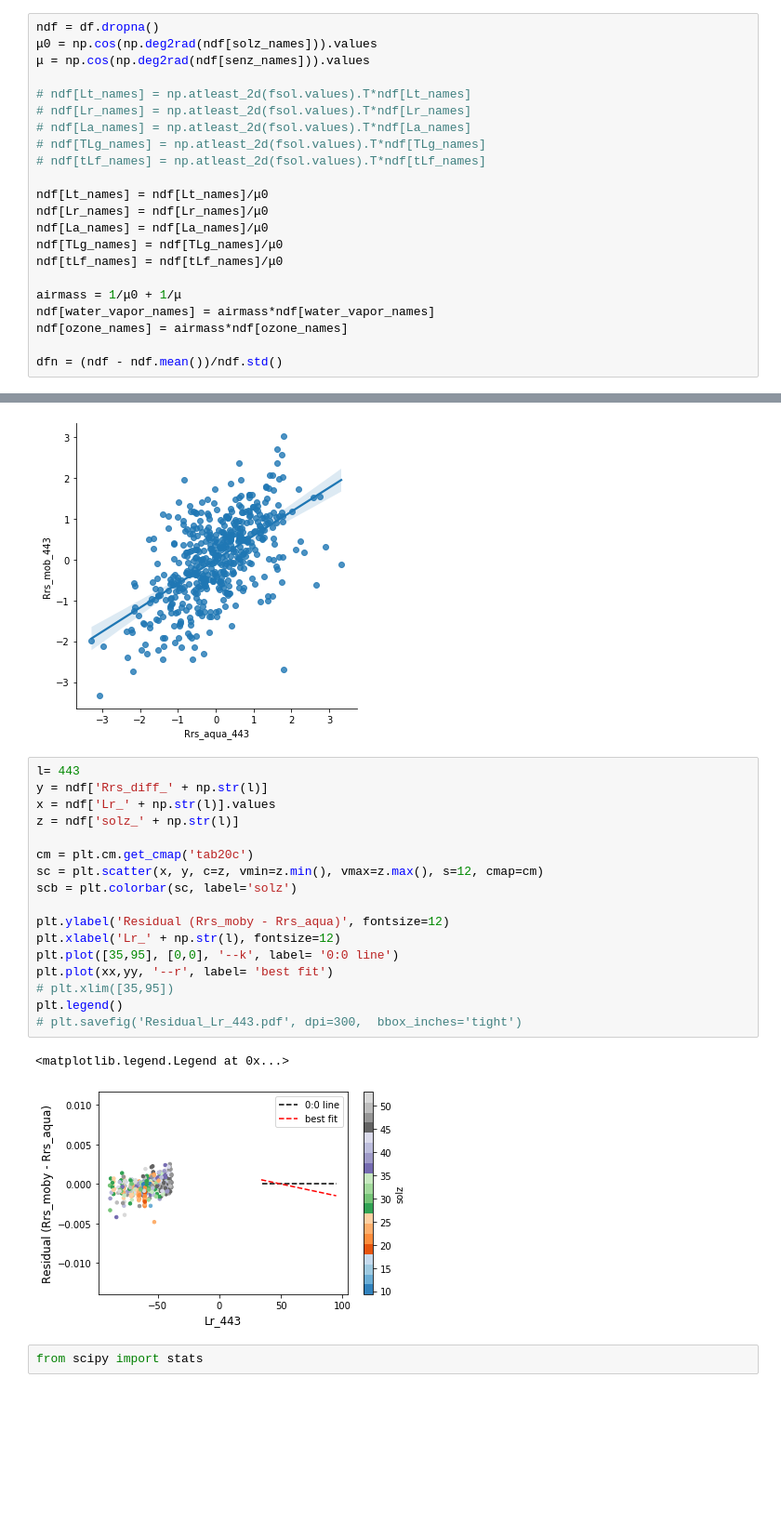
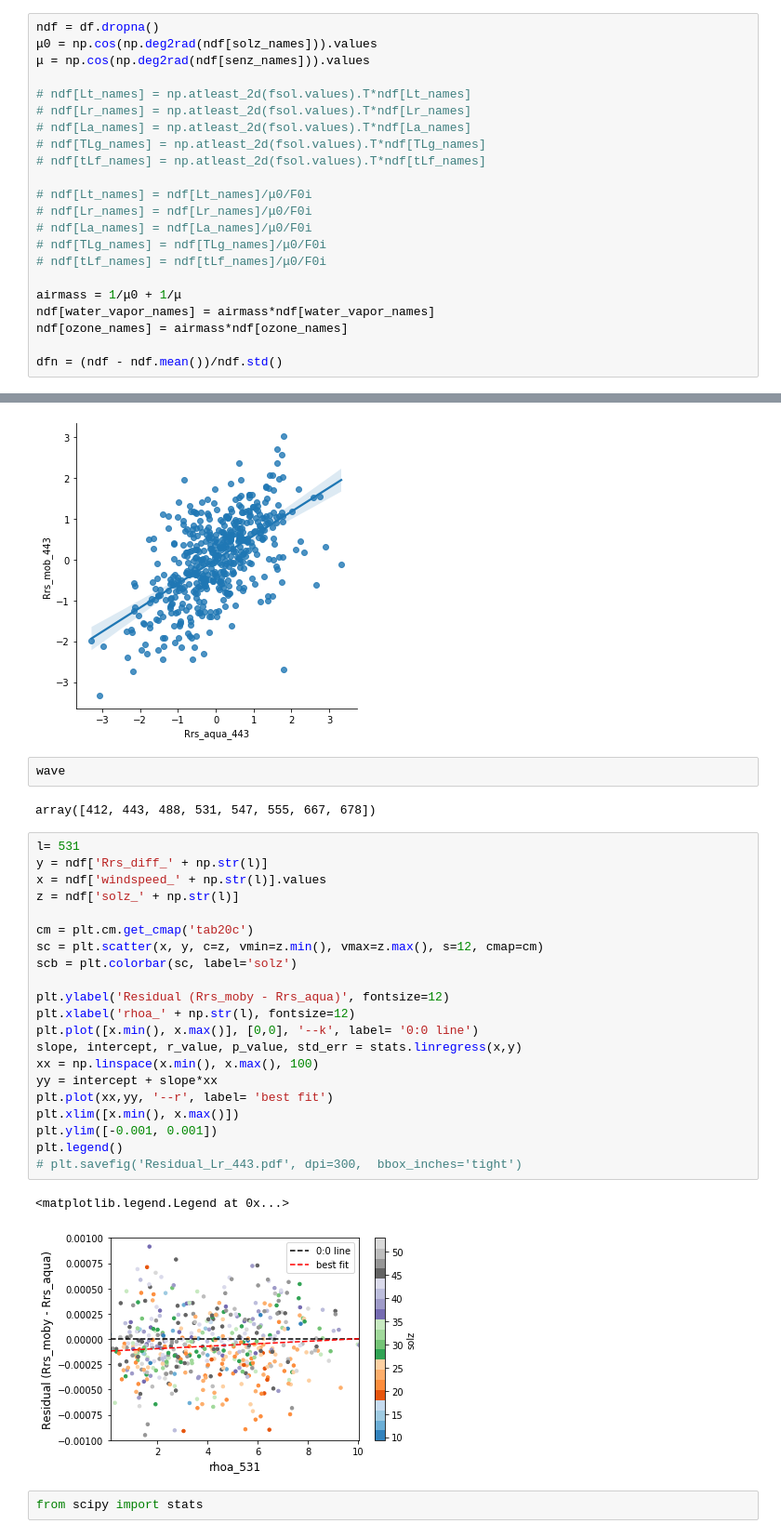
Before and after one commit to amiribr/moby_bias_analysis, a Jupyter notebook: moby_analysis_obs_aqua.ipynb, the cells around one changed output, grey strips where cells are left out. Shown at 93% size. Saved outputs shown, nothing was run; the diff lists cells and outputs as text; blank space fills up the shorter version.

Commit message:
calc rhot all wave

```diff
--- a/moby_analysis_obs_aqua.ipynb
+++ b/moby_analysis_obs_aqua.ipynb
@@ -67,11 +72,11 @@ ndf = df.dropna()
 # ndf[TLg_names] = np.atleast_2d(fsol.values).T*ndf[TLg_names]
 # ndf[tLf_names] = np.atleast_2d(fsol.values).T*ndf[tLf_names]
 
-ndf[Lt_names] = ndf[Lt_names]/μ0
-ndf[Lr_names] = ndf[Lr_names]/μ0
-ndf[La_names] = ndf[La_names]/μ0
-ndf[TLg_names] = ndf[TLg_names]/μ0
-ndf[tLf_names] = ndf[tLf_names]/μ0
+# ndf[Lt_names] = ndf[Lt_names]/μ0/F0i
+# ndf[Lr_names] = ndf[Lr_names]/μ0/F0i
+# ndf[La_names] = ndf[La_names]/μ0/F0i
+# ndf[TLg_names] = ndf[TLg_names]/μ0/F0i
+# ndf[tLf_names] = ndf[tLf_names]/μ0/F0i
 
 airmass = 1/μ0 + 1/μ
 ndf[water_vapor_names] = airmass*ndf[water_vapor_names]
@@ -182,26 +190,34 @@ sns.lmplot('Rrs_aqua_443', 'Rrs_mob_443', dfn, ci=95)
 # %% [output]
 <seaborn.axisgrid.FacetGrid at 0x...>
 [figure]
+# %%
+wave
+# %% [output]
+array([412, 443, 488, 531, 547, 555, 667, 678])
 # %%
-l= 443
+l= 531
 y = ndf['Rrs_diff_' + np.str(l)]
-x = ndf['Lr_' + np.str(l)].values
+x = ndf['windspeed_' + np.str(l)].values
 z = ndf['solz_' + np.str(l)]
 
 cm = plt.cm.get_cmap('tab20c')
 sc = plt.scatter(x, y, c=z, vmin=z.min(), vmax=z.max(), s=12, cmap=cm)
 scb = plt.colorbar(sc, label='solz')
 
 plt.ylabel('Residual (Rrs_moby - Rrs_aqua)', fontsize=12)
-plt.xlabel('Lr_' + np.str(l), fontsize=12)
-plt.plot([35,95], [0,0], '--k', label= '0:0 line')
+plt.xlabel('rhoa_' + np.str(l), fontsize=12)
+plt.plot([x.min(), x.max()], [0,0], '--k', label= '0:0 line')
+slope, intercept, r_value, p_value, std_err = stats.linregress(x,y)
+xx = np.linspace(x.min(), x.max(), 100)
+yy = intercept + slope*xx
 plt.plot(xx,yy, '--r', label= 'best fit')
-# plt.xlim([35,95])
+plt.xlim([x.min(), x.max()])
+plt.ylim([-0.001, 0.001])
 plt.legend()
 # plt.savefig('Residual_Lr_443.pdf', dpi=300,  bbox_inches='tight')
 # %% [output]
 <matplotlib.legend.Legend at 0x...>
-[figure, old version]
+[figure, new version]
 # %%
 from scipy import stats
 # %%
```
Also changed, not shown: parts of 22 cells of this notebook, 3 other files.
